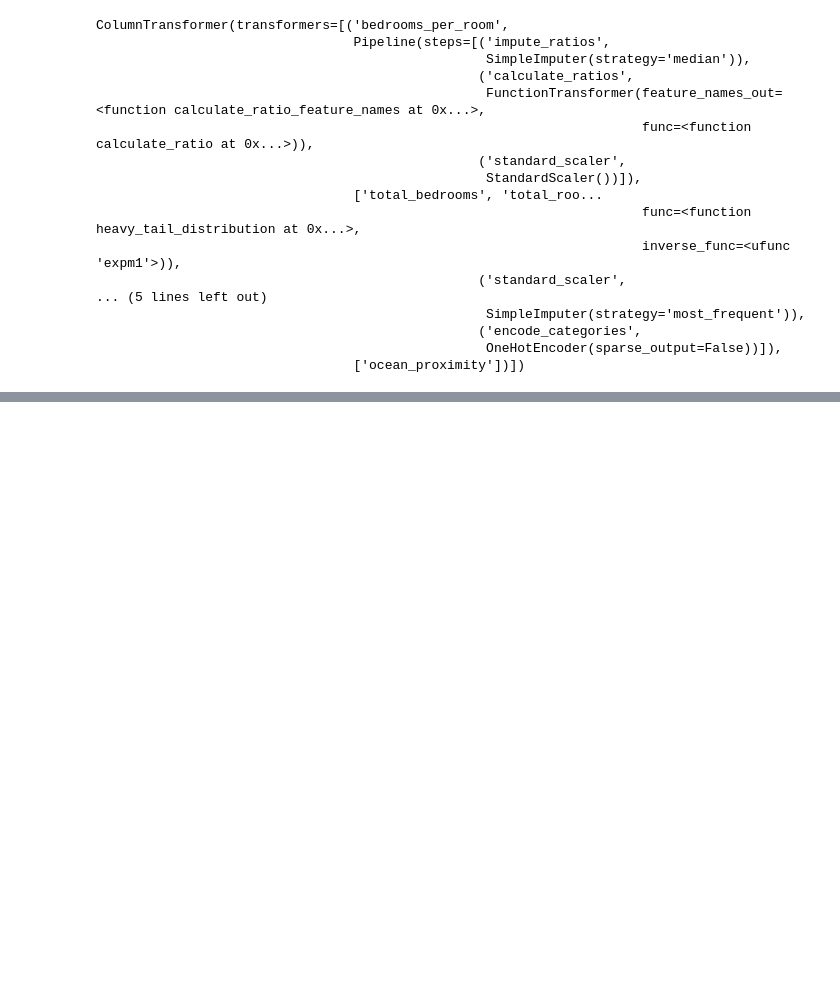
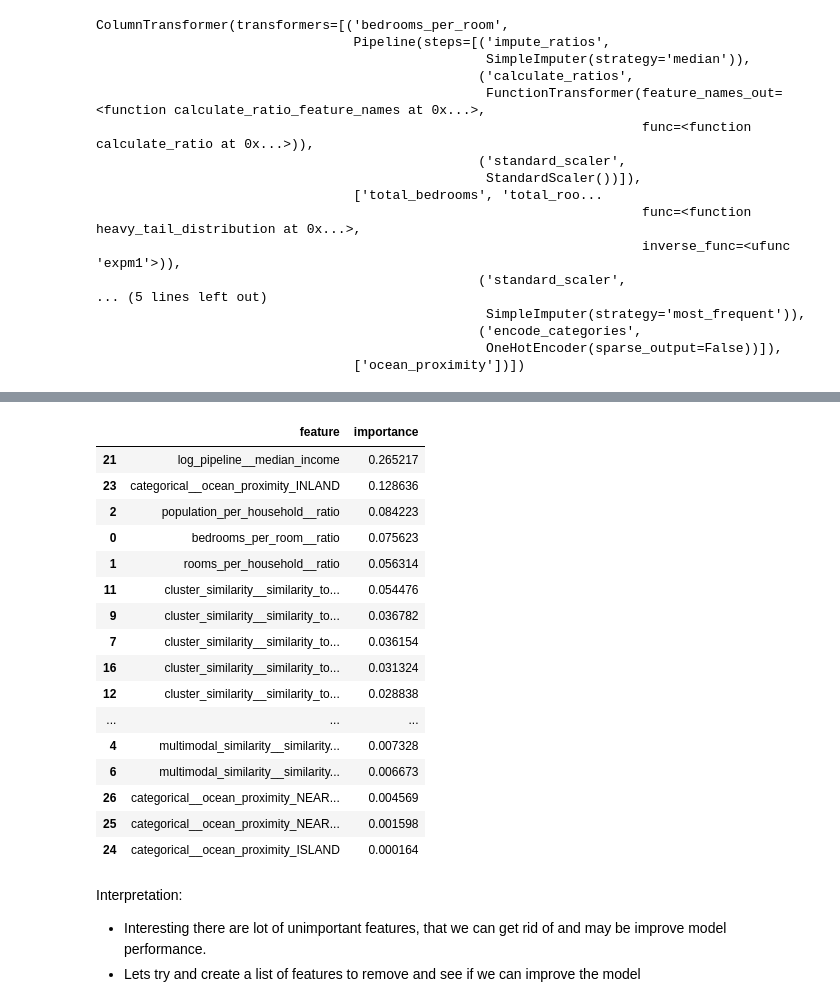
Before and after one commit to gaurangdave/house_price_predictions, a Jupyter notebook: notebooks/03_training_evaluation.ipynb, the cells around one changed output, grey strips where cells are left out. Cells and saved outputs as stored; diff of their text form; code cells hidden in the pictures; blank space fills up the shorter version.

Commit message:
trained multiple models and working on optimizing one

```diff
--- a/notebooks/03_training_evaluation.ipynb
+++ b/notebooks/03_training_evaluation.ipynb
@@ -35,0 +179,5 @@ ColumnTransformer(transformers=[('bedrooms_per_room',
+# %%
+from sklearn.ensemble import RandomForestRegressor
+
+forest_reg = make_pipeline(preprocessing_pipeline, RandomForestRegressor(n_estimators=100, random_state=42))
+forest_reg.fit(df_features, df_labels)
@@ -35,0 +258,6 @@ ColumnTransformer(transformers=[('bedrooms_per_room',
+# %%
+## using support vector regression
+from sklearn.svm import SVR
+
+svm_reg = make_pipeline(preprocessing_pipeline, SVR(kernel="rbf"))
+svm_reg.fit(df_features, df_labels)
@@ -35,0 +328,11 @@ ColumnTransformer(transformers=[('bedrooms_per_room',
+# %%
+## hyper parameter tuning for random forest
+from sklearn.model_selection import GridSearchCV
+
+param_grid = [
+    {"randomforestregressor__n_estimators": [3, 10, 30], "randomforestregressor__max_features": [2, 4, 6, 8]},
+    {"randomforestregressor__bootstrap": [False], "randomforestregressor__n_estimators": [3, 10], "randomforestregressor__max_features": [2, 3, 4]},
+]
+
+grid_search = GridSearchCV(forest_reg, param_grid, cv=5, scoring="neg_mean_squared_error", return_train_score=True)
+grid_search.fit(df_features, df_labels)
@@ -35,0 +412,12 @@ ColumnTransformer(transformers=[('bedrooms_per_room',
+# %%
+## randomized search for hyper parameter tuning
+from sklearn.model_selection import RandomizedSearchCV
+from scipy.stats import randint
+
+param_distribs = {
+    "randomforestregressor__n_estimators": randint(low=1, high=200),
+    "randomforestregressor__max_features": randint(low=1, high=8),
+}
+
+rnd_search = RandomizedSearchCV(forest_reg, param_distributions=param_distribs, n_iter=10, cv=5, scoring="neg_mean_squared_error", random_state=42)
+rnd_search.fit(df_features, df_labels)
@@ -35,0 +514,26 @@ ColumnTransformer(transformers=[('bedrooms_per_room',
+# %%
+## mapping important feature names to their importance scores
+feature_importances = rnd_search.best_estimator_.steps[1][1].feature_importances_
+pd.DataFrame({"feature": preprocessed_data.columns, "importance": feature_importances}).sort_values("importance", ascending=False).sort_values("importance", ascending=False)
+# %% [output]
+|  | feature | importance |
+| 21 | log_pipeline__median_income | 0.265217 |
+| 23 | categorical__ocean_proximity_INLAND | 0.128636 |
+| 2 | population_per_household__ratio | 0.084223 |
+| 0 | bedrooms_per_room__ratio | 0.075623 |
+| 1 | rooms_per_household__ratio | 0.056314 |
+| 11 | cluster_similarity__similarity_to... | 0.054476 |
+| 9 | cluster_similarity__similarity_to... | 0.036782 |
+| 7 | cluster_similarity__similarity_to... | 0.036154 |
+| 16 | cluster_similarity__similarity_to... | 0.031324 |
+| 12 | cluster_similarity__similarity_to... | 0.028838 |
+| ... | ... | ... |
+| 4 | multimodal_similarity__similarity... | 0.007328 |
+| 6 | multimodal_similarity__similarity... | 0.006673 |
+| 26 | categorical__ocean_proximity_NEAR... | 0.004569 |
+| 25 | categorical__ocean_proximity_NEAR... | 0.001598 |
+| 24 | categorical__ocean_proximity_ISLAND | 0.000164 |
+# %% [markdown]
+Interpretation:
+* Interesting there are lot of unimportant features, that we can get rid of and may be improve model performance.
+* Lets try and create a list of features to remove and see if we can improve the model
```
Also changed, not shown: parts of 78 cells of this notebook.
